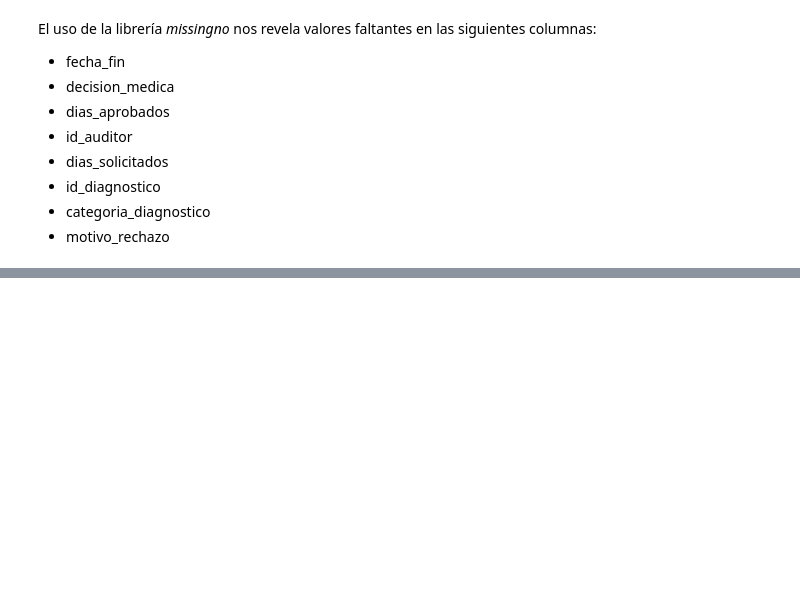
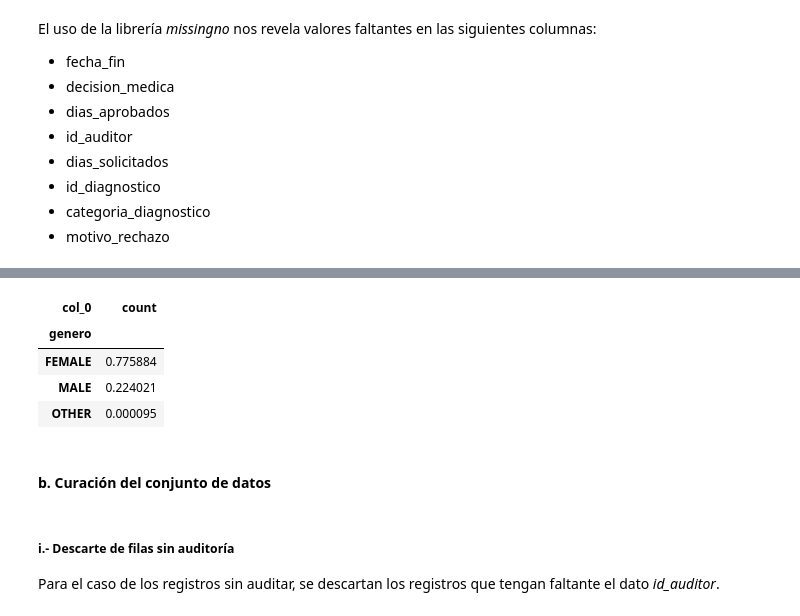
Before and after one commit to grabyc/diplodatos-mentoria, a Jupyter notebook: TP02/TP02_Consignas.ipynb, the cells around one changed output, grey strips where cells are left out. Drawn from its saved outputs; the diff is of its cells as text; code cells hidden in the pictures; blank space fills up the shorter version.

```diff
--- a/TP02/TP02_Consignas.ipynb
+++ b/TP02/TP02_Consignas.ipynb
@@ -178,0 +206,16 @@ Por el alto grado de correlación se descarta que se trate de valores faltantes
+# %%
+generos_abs_freq = pd.crosstab(index=relev_df["genero"], columns="count")
+generos_rel_freq = generos_abs_freq/generos_abs_freq.sum()
+generos_rel_freq
+# %% [output]
+| col_0 | count |
+| genero |  |
+| FEMALE | 0.775884 |
+| MALE | 0.224021 |
+| OTHER | 0.000095 |
+# %% [markdown]
+#### b. Curación del conjunto de datos
+# %% [markdown]
+##### i.- Descarte de filas sin auditoría
+
+Para el caso de los registros sin auditar, se descartan los registros que tengan faltante el dato *id_auditor*.
```
Also changed, not shown: parts of 13 cells of this notebook.
